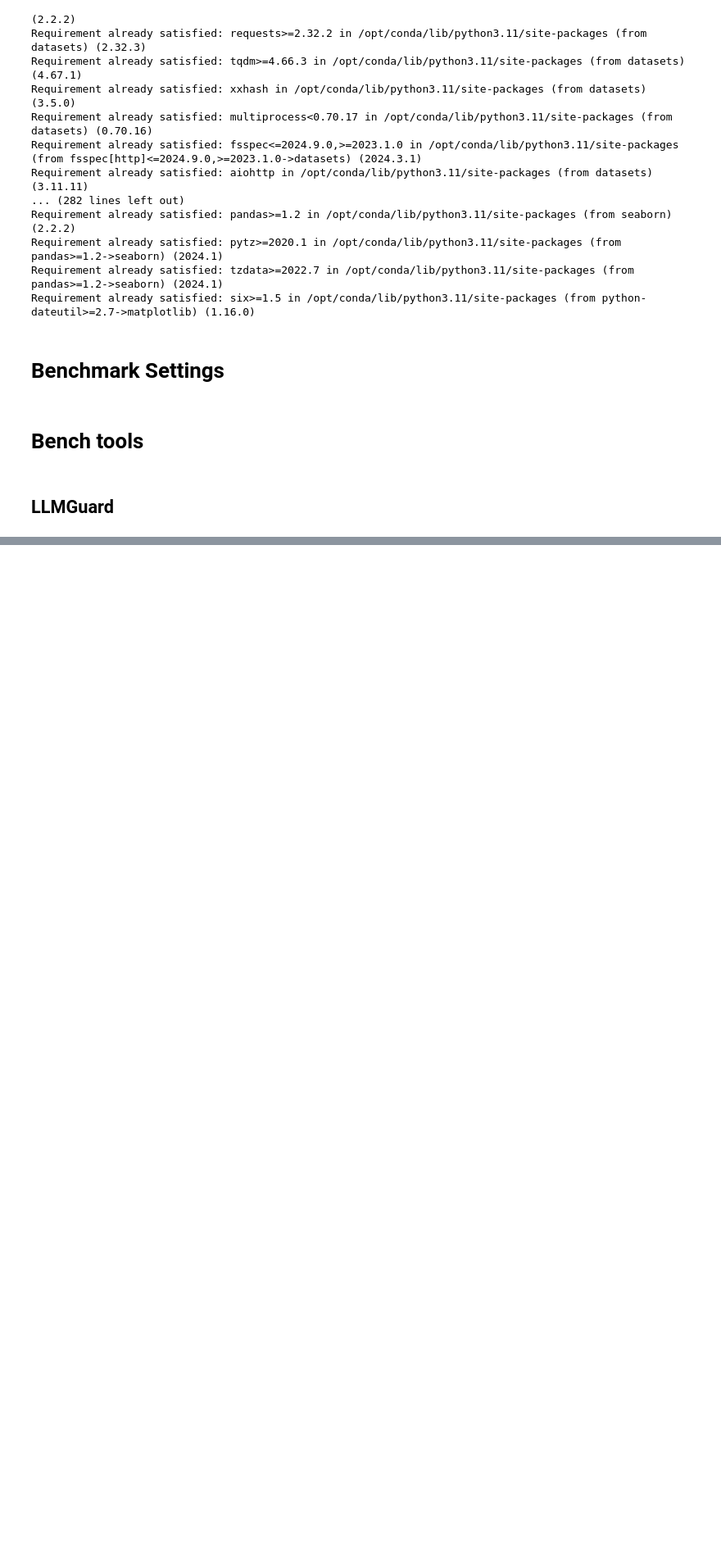
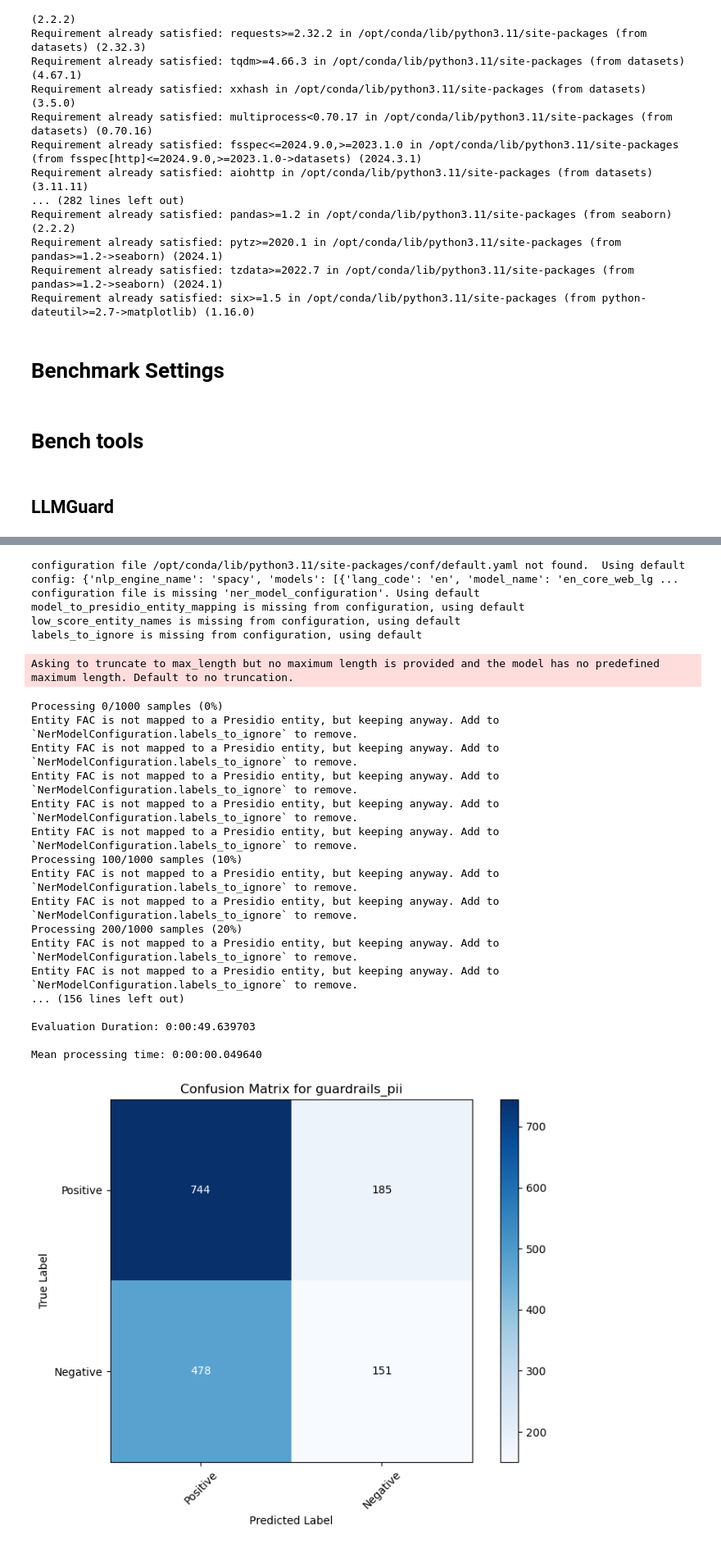
Before and after one commit to No-N4me/BenchAISecTools, a Jupyter notebook: run_benchs.ipynb, the cells around one changed output, grey strips where cells are left out. Shown at 82% size. Saved outputs shown, nothing was run; the diff lists cells and outputs as text; code cells hidden in the pictures; blank space fills up the shorter version.

```diff
--- a/run_benchs.ipynb
+++ b/run_benchs.ipynb
@@ -92,0 +129,6 @@ Mean processing time: 0:00:00.014979
+# %%
+from tools.guardrails.benchmarks import bench_pii
+
+
+bench_pii(*datasets['pii'], max_split_size, preferred_language, pii_entities).display_results()
+# %% [output]
@@ -92,0 +138,24 @@ Mean processing time: 0:00:00.014979
+configuration file /opt/conda/lib/python3.11/site-packages/conf/default.yaml not found.  Using default config: {'nlp_engine_name': 'spacy', 'models': [{'lang_code': 'en', 'model_name': 'en_core_web_lg ...
+configuration file is missing 'ner_model_configuration'. Using default
+model_to_presidio_entity_mapping is missing from configuration, using default
+low_score_entity_names is missing from configuration, using default
+labels_to_ignore is missing from configuration, using default
+Asking to truncate to max_length but no maximum length is provided and the model has no predefined maximum length. Default to no truncation.
+Processing 0/1000 samples (0%)
+Entity FAC is not mapped to a Presidio entity, but keeping anyway. Add to `NerModelConfiguration.labels_to_ignore` to remove.
+Entity FAC is not mapped to a Presidio entity, but keeping anyway. Add to `NerModelConfiguration.labels_to_ignore` to remove.
+Entity FAC is not mapped to a Presidio entity, but keeping anyway. Add to `NerModelConfiguration.labels_to_ignore` to remove.
+Entity FAC is not mapped to a Presidio entity, but keeping anyway. Add to `NerModelConfiguration.labels_to_ignore` to remove.
+Entity FAC is not mapped to a Presidio entity, but keeping anyway. Add to `NerModelConfiguration.labels_to_ignore` to remove.
+Processing 100/1000 samples (10%)
+Entity FAC is not mapped to a Presidio entity, but keeping anyway. Add to `NerModelConfiguration.labels_to_ignore` to remove.
+Entity FAC is not mapped to a Presidio entity, but keeping anyway. Add to `NerModelConfiguration.labels_to_ignore` to remove.
+Processing 200/1000 samples (20%)
+Entity FAC is not mapped to a Presidio entity, but keeping anyway. Add to `NerModelConfiguration.labels_to_ignore` to remove.
+Entity FAC is not mapped to a Presidio entity, but keeping anyway. Add to `NerModelConfiguration.labels_to_ignore` to remove.
+... (156 lines left out)
+
+Evaluation Duration: 0:00:49.639703
+
+Mean processing time: 0:00:00.049640
+[figure, added]
```
Also changed, not shown: parts of 15 cells of this notebook, 9 other files.
